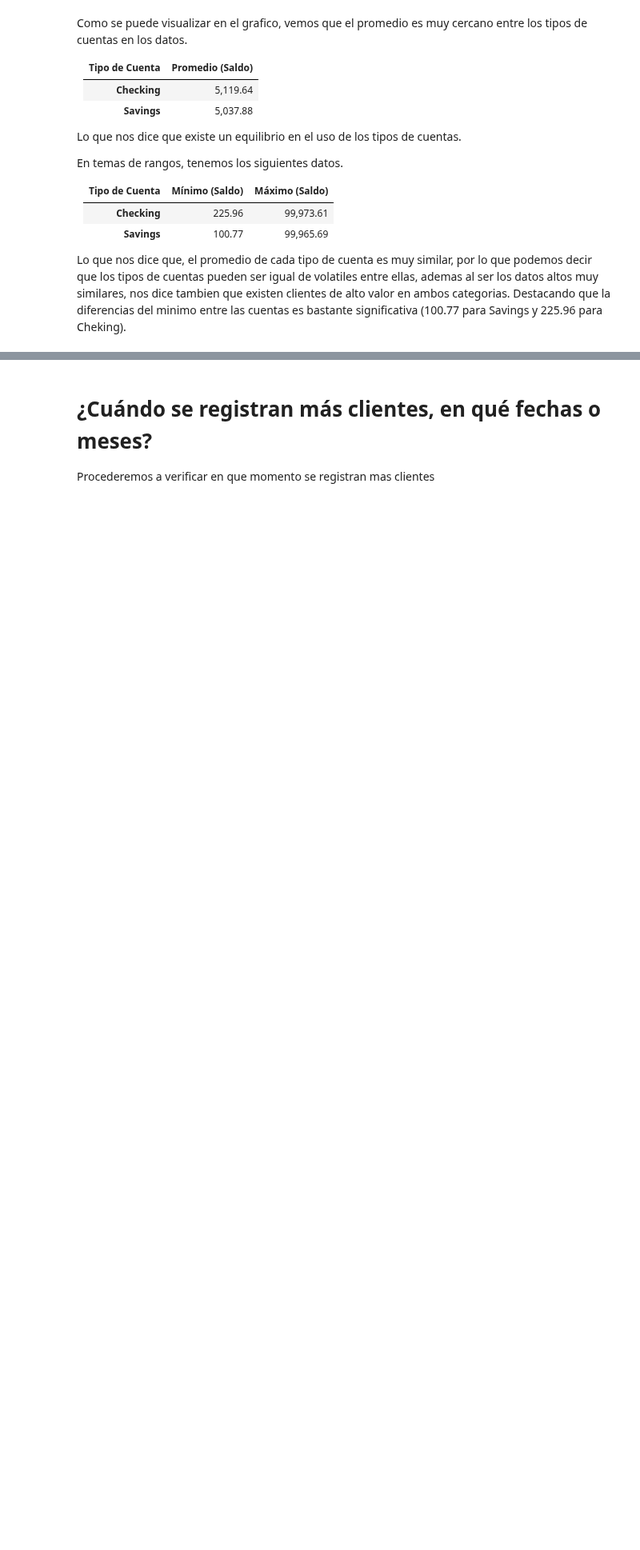
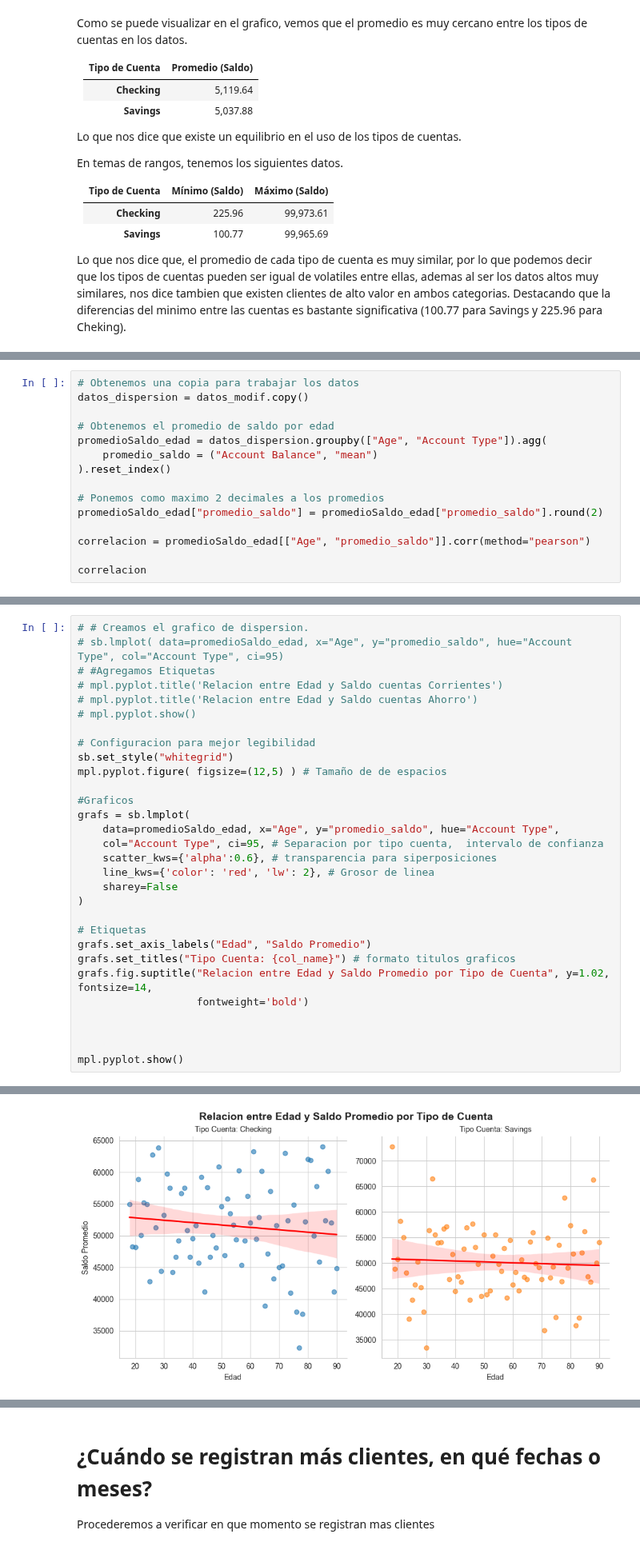
Before and after one commit to Vigonzaleze/analisisDatos_clientesBancarios, a Jupyter notebook: Analisis/analisis.ipynb, the cells around one changed output, grey strips where cells are left out. Shown at 80% size. Saved outputs shown, nothing was run; the diff lists cells and outputs as text; blank space fills up the shorter version.

Commit message:
Se completa analisis de relacion entre edad, tipo cuenta u saldo promedio

```diff
--- a/Analisis/analisis.ipynb
+++ b/Analisis/analisis.ipynb
@@ -430,0 +434,15 @@ Lo que nos dice que, el promedio de cada tipo de cuenta es muy similar, por lo q
+# %%
+# Obtenemos una copia para trabajar los datos
+datos_dispersion = datos_modif.copy()
+
+# Obtenemos el promedio de saldo por edad
+promedioSaldo_edad = datos_dispersion.groupby(["Age", "Account Type"]).agg(
+    promedio_saldo = ("Account Balance", "mean")
+).reset_index()
+
+# Ponemos como maximo 2 decimales a los promedios
+promedioSaldo_edad["promedio_saldo"] = promedioSaldo_edad["promedio_saldo"].round(2)
+
+correlacion = promedioSaldo_edad[["Age", "promedio_saldo"]].corr(method="pearson")
+
+correlacion
@@ -430,0 +455,31 @@ Lo que nos dice que, el promedio de cada tipo de cuenta es muy similar, por lo q
+# %%
+# # Creamos el grafico de dispersion.
+# sb.lmplot( data=promedioSaldo_edad, x="Age", y="promedio_saldo", hue="Account Type", col="Account Type", ci=95)
+# #Agregamos Etiquetas
+# mpl.pyplot.title('Relacion entre Edad y Saldo cuentas Corrientes')
+# mpl.pyplot.title('Relacion entre Edad y Saldo cuentas Ahorro')
+# mpl.pyplot.show()
+
+# Configuracion para mejor legibilidad
+sb.set_style("whitegrid")
+mpl.pyplot.figure( figsize=(12,5) ) # Tamaño de de espacios
+
+#Graficos
+grafs = sb.lmplot(
+    data=promedioSaldo_edad, x="Age", y="promedio_saldo", hue="Account Type",
+    col="Account Type", ci=95, # Separacion por tipo cuenta,  intervalo de confianza
+    scatter_kws={'alpha':0.6}, # transparencia para siperposiciones
+    line_kws={'color': 'red', 'lw': 2}, # Grosor de linea
+    sharey=False
+)
+
+# Etiquetas
+grafs.set_axis_labels("Edad", "Saldo Promedio")
+grafs.set_titles("Tipo Cuenta: {col_name}") # formato titulos graficos
+grafs.fig.suptitle("Relacion entre Edad y Saldo Promedio por Tipo de Cuenta", y=1.02, fontsize=14,
+                   fontweight='bold')
+
+
+
+mpl.pyplot.show()
+# %% [output]
@@ -430,0 +487 @@ Lo que nos dice que, el promedio de cada tipo de cuenta es muy similar, por lo q
+[figure, added]
```
Also changed, not shown: parts of 5 cells of this notebook.
